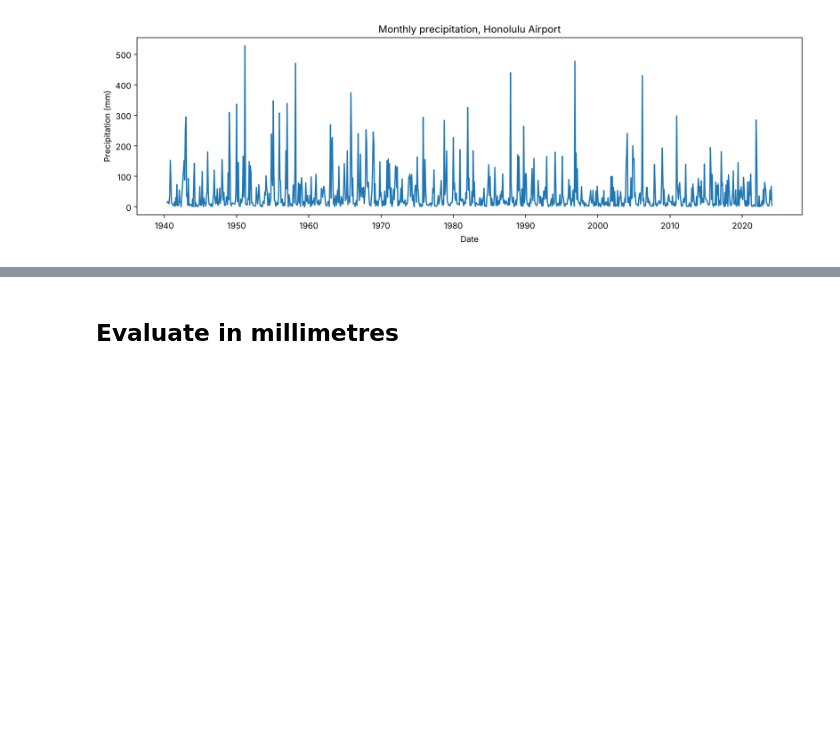
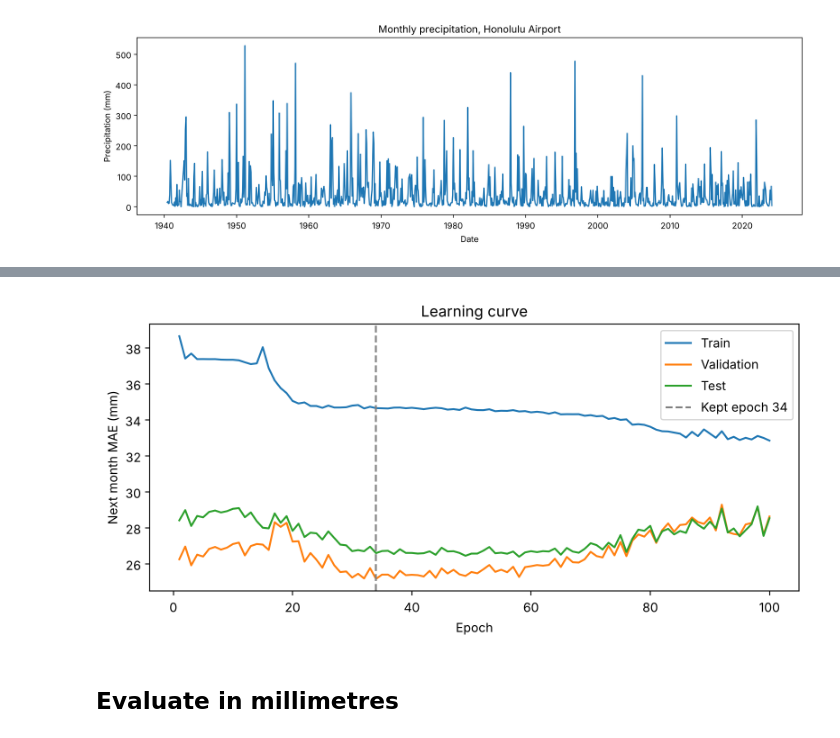
Before and after one commit to jjmmcckk/Geospatial-AI-Labs, a Jupyter notebook: lab3-lstm-precipitation-forecasting/lab3_lstm_precipitation.ipynb, the cells around one changed output, grey strips where cells are left out. Drawn from its saved outputs; the diff is of its cells as text; code cells hidden in the pictures; blank space fills up the shorter version.

```diff
--- a/lab3-lstm-precipitation-forecasting/lab3_lstm_precipitation.ipynb
+++ b/lab3-lstm-precipitation-forecasting/lab3_lstm_precipitation.ipynb
@@ -111,3 +143,15 @@ Epoch 100: test MAE (scaled) 0.0461
+# %%
+plt.figure(figsize=(8, 4))
+epochs = range(1, 101)
+plt.plot(epochs, train_mae, label="Train")
+plt.plot(epochs, val_mae, label="Validation")
+plt.plot(epochs, test_mae, label="Test")
+plt.axvline(best_epoch, color="grey", linestyle="--", label=f"Kept epoch {best_epoch}")
+plt.xlabel("Epoch"); plt.ylabel("Next month MAE (mm)")
+plt.title("Learning curve")
+plt.legend(); plt.tight_layout(); plt.show()
+# %% [output]
+[figure, added]
 # %% [markdown]
 ## Evaluate in millimetres
 # %%
```
Also changed, not shown: parts of 10 cells of this notebook, 6 other files.
